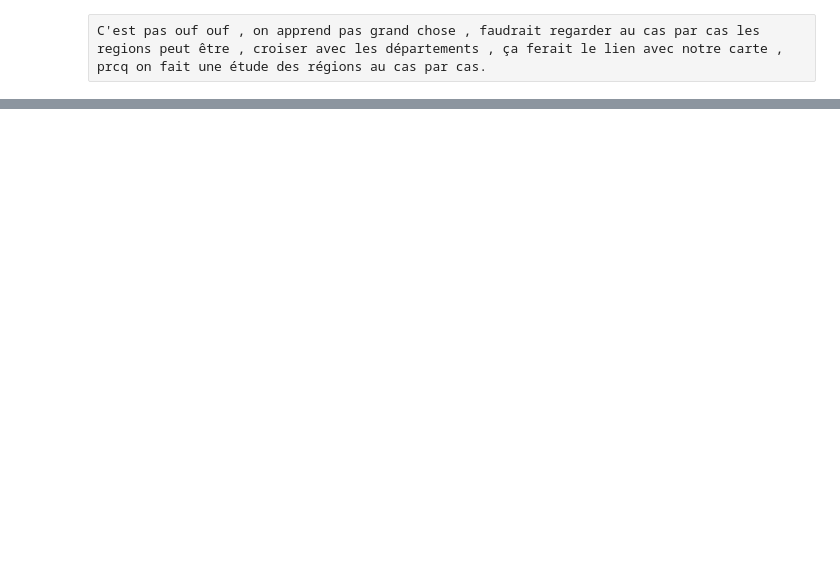
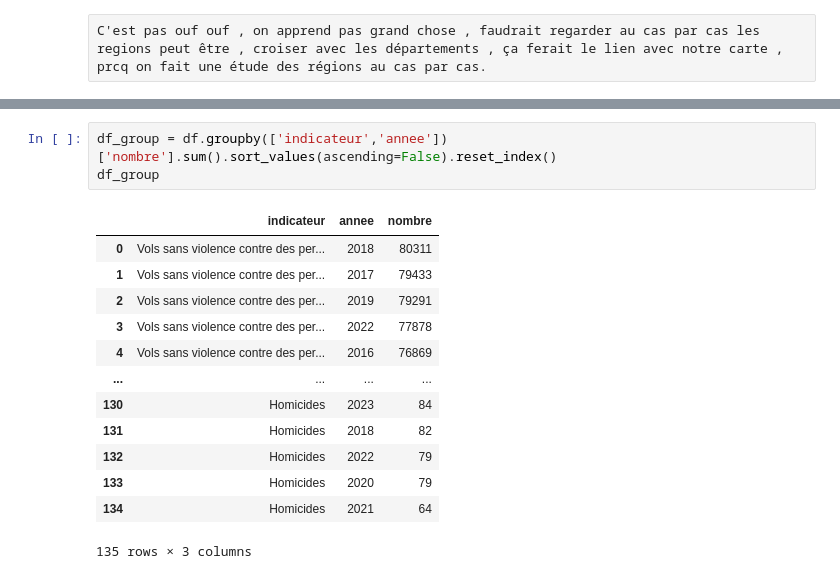
Before and after one commit to Flotauv/DataVisualization-Project, a Jupyter notebook: data_process_flo.ipynb, the cells around one changed output, grey strips where cells are left out. Saved outputs shown, nothing was run; the diff lists cells and outputs as text; blank space fills up the shorter version.

```diff
--- a/data_process_flo.ipynb
+++ b/data_process_flo.ipynb
@@ -141,0 +177,17 @@ C'est pas ouf ouf , on apprend pas grand chose , faudrait regarder au cas par ca
+# %%
+df_group = df.groupby(['indicateur','annee'])['nombre'].sum().sort_values(ascending=False).reset_index()
+df_group
+# %% [output]
+|  | indicateur | annee | nombre |
+| 0 | Vols sans violence contre des per... | 2018 | 80311 |
+| 1 | Vols sans violence contre des per... | 2017 | 79433 |
+| 2 | Vols sans violence contre des per... | 2019 | 79291 |
+| 3 | Vols sans violence contre des per... | 2022 | 77878 |
+| 4 | Vols sans violence contre des per... | 2016 | 76869 |
+| ... | ... | ... | ... |
+| 130 | Homicides | 2023 | 84 |
+| 131 | Homicides | 2018 | 82 |
+| 132 | Homicides | 2022 | 79 |
+| 133 | Homicides | 2020 | 79 |
+| 134 | Homicides | 2021 | 64 |
+135 rows × 3 columns
```
Also changed, not shown: parts of 14 cells of this notebook.
